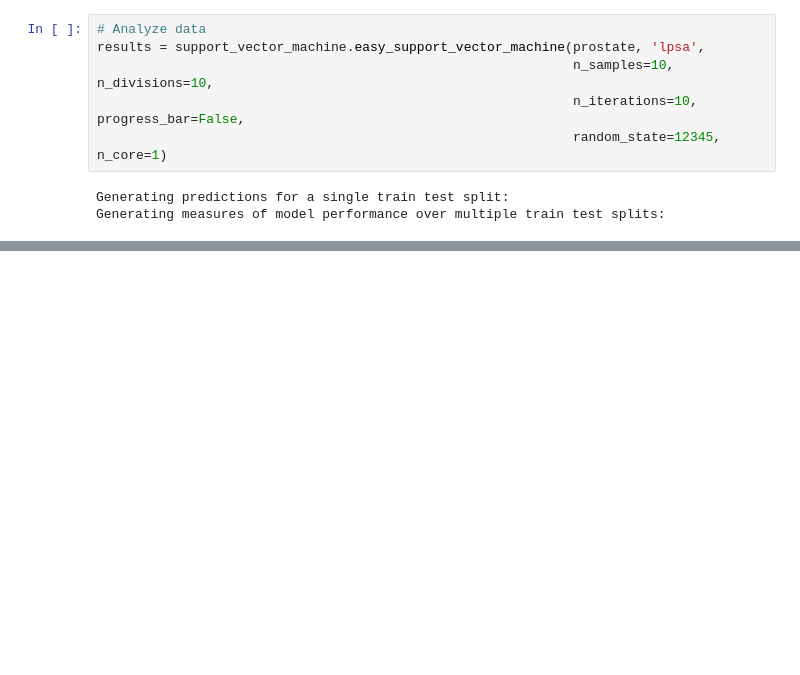
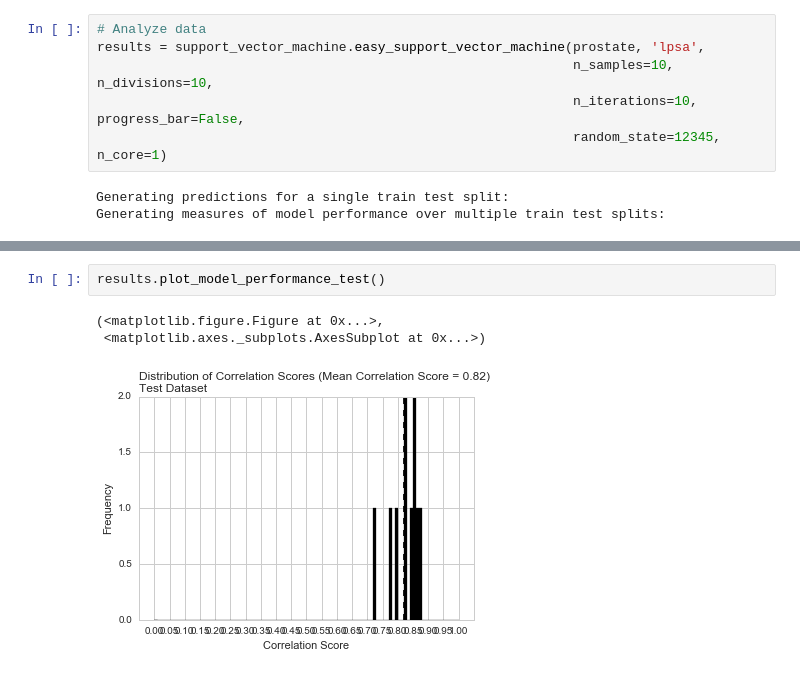
Before and after one commit to CCS-Lab/easyml, a Jupyter notebook: Python/docs/vignettes/prostate.ipynb, the cells around one changed output, grey strips where cells are left out. Cells and saved outputs as stored; diff of their text form; blank space fills up the shorter version.

```diff
--- a/Python/docs/vignettes/prostate.ipynb
+++ b/Python/docs/vignettes/prostate.ipynb
@@ -54,0 +81,6 @@ Now let’s assess the results of the `easy_support_vector_machine` model.
+# %%
+results.plot_model_performance_test()
+# %% [output]
+(<matplotlib.figure.Figure at 0x...>,
+ <matplotlib.axes._subplots.AxesSubplot at 0x...>)
+[figure, added]
```
Also changed, not shown: parts of 7 cells of this notebook, 7 other files.
